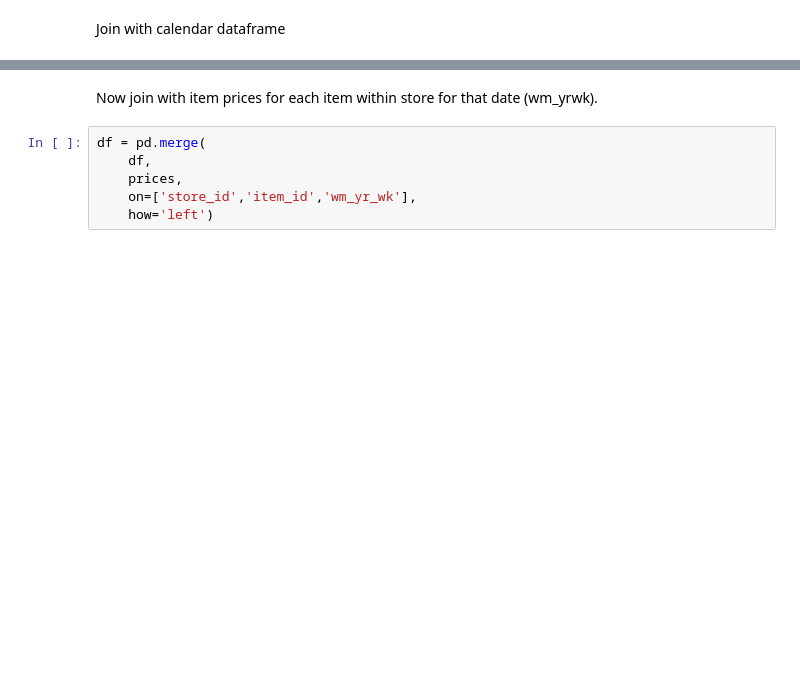
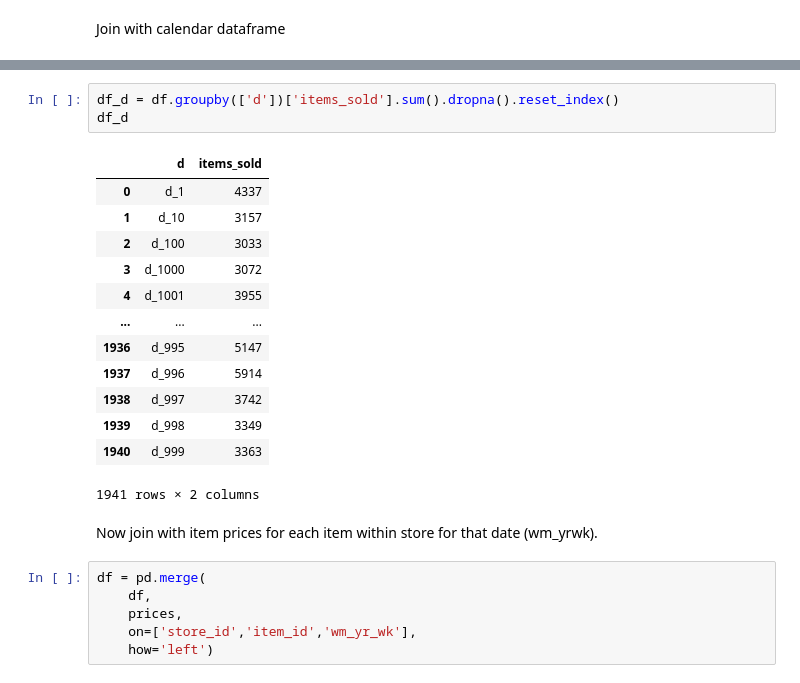
Before and after one commit to chriseisbrown/kaggle, a Jupyter notebook: bigquery_trial.ipynb, the cells around one changed output, grey strips where cells are left out. Cells and saved outputs as stored; diff of their text form; blank space fills up the shorter version.

```diff
--- a/bigquery_trial.ipynb
+++ b/bigquery_trial.ipynb
@@ -106,3 +131,20 @@ df
+# %%
+df_d = df.groupby(['d'])['items_sold'].sum().dropna().reset_index()
+df_d
+# %% [output]
+|  | d | items_sold |
+| 0 | d_1 | 4337 |
+| 1 | d_10 | 3157 |
+| 2 | d_100 | 3033 |
+| 3 | d_1000 | 3072 |
+| 4 | d_1001 | 3955 |
+| ... | ... | ... |
+| 1936 | d_995 | 5147 |
+| 1937 | d_996 | 5914 |
+| 1938 | d_997 | 3742 |
+| 1939 | d_998 | 3349 |
+| 1940 | d_999 | 3363 |
+1941 rows × 2 columns
 # %% [markdown]
 Now join with item prices for each item within store for that date (wm_yrwk).
 # %%
```
Also changed, not shown: parts of 19 cells of this notebook.
